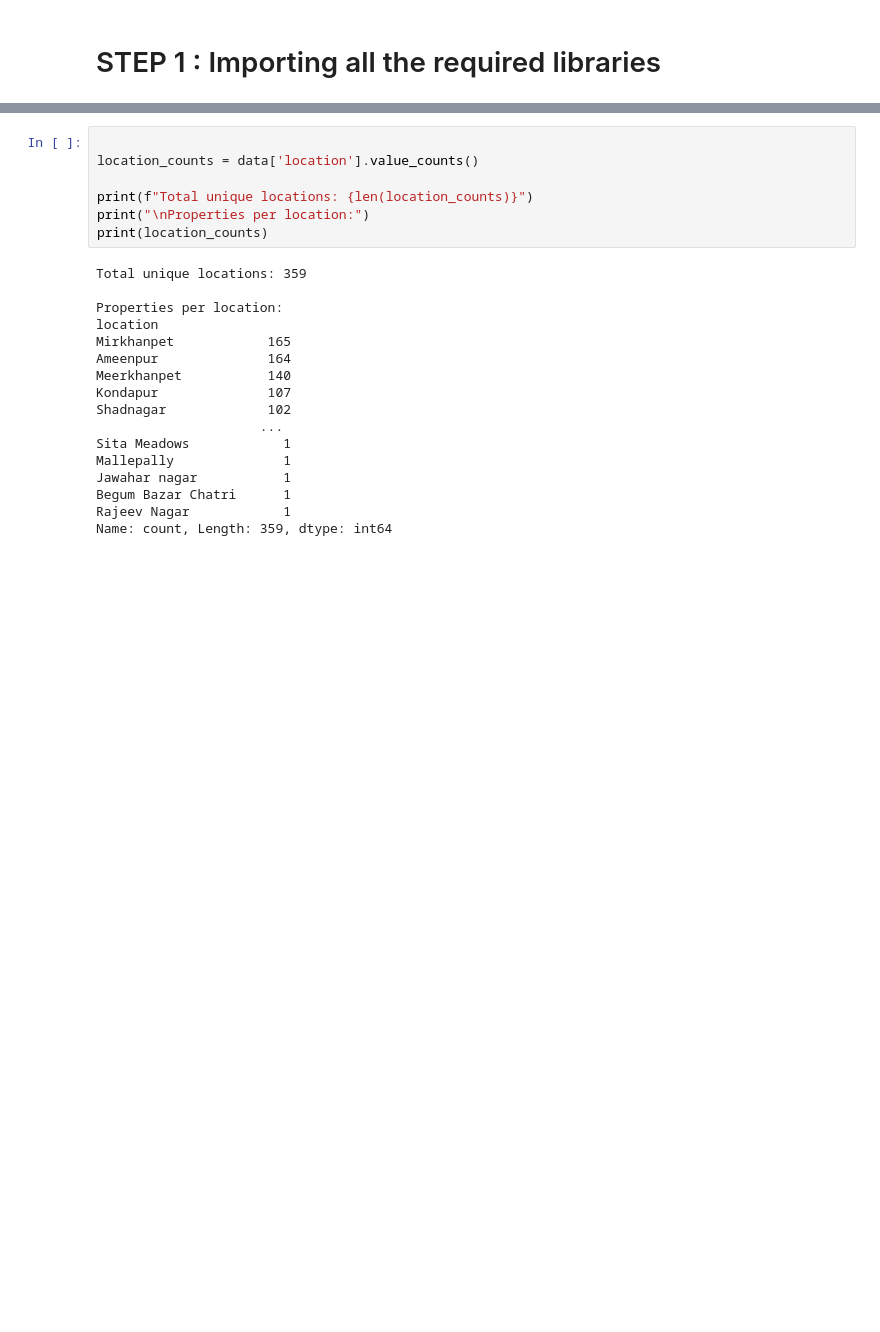
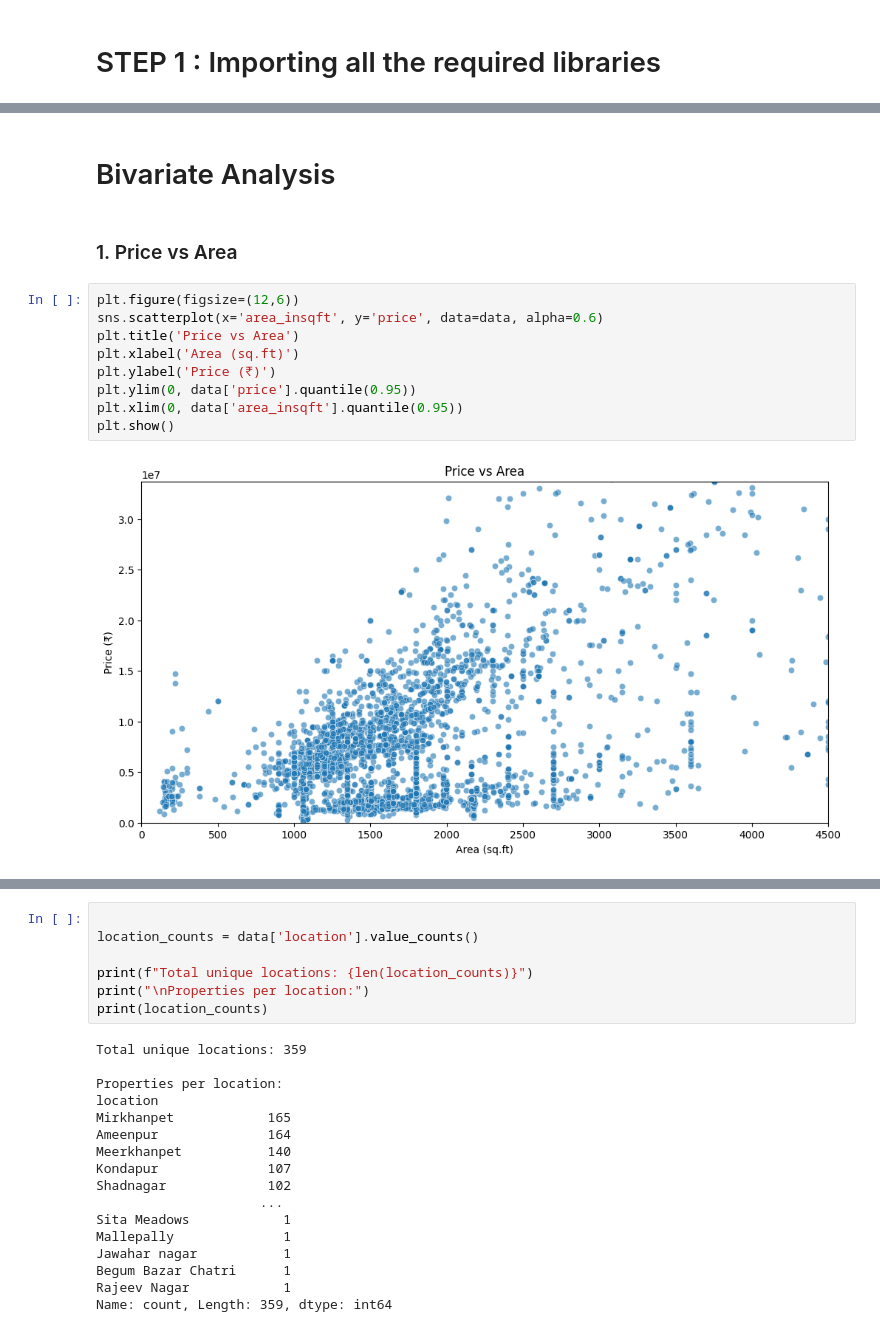
Before and after one commit to Rahul-Nakka-23/House-price-prediction, a Jupyter notebook: Main.ipynb, the cells around one changed output, grey strips where cells are left out. Cells and saved outputs as stored; diff of their text form; blank space fills up the shorter version.

```diff
--- a/Main.ipynb
+++ b/Main.ipynb
@@ -15,0 +117,15 @@ data = pd.read_csv('D:\RAHUL\House price prediction\Dataset\Hyderbad_House_price
+# %% [markdown]
+# Bivariate Analysis
+# %% [markdown]
+### 1. Price vs Area
+# %%
+plt.figure(figsize=(12,6))
+sns.scatterplot(x='area_insqft', y='price', data=data, alpha=0.6)
+plt.title('Price vs Area')
+plt.xlabel('Area (sq.ft)')
+plt.ylabel('Price (₹)')
+plt.ylim(0, data['price'].quantile(0.95))
+plt.xlim(0, data['area_insqft'].quantile(0.95))
+plt.show()
+# %% [output]
+[figure, added]
```
Also changed, not shown: parts of 41 cells of this notebook.
